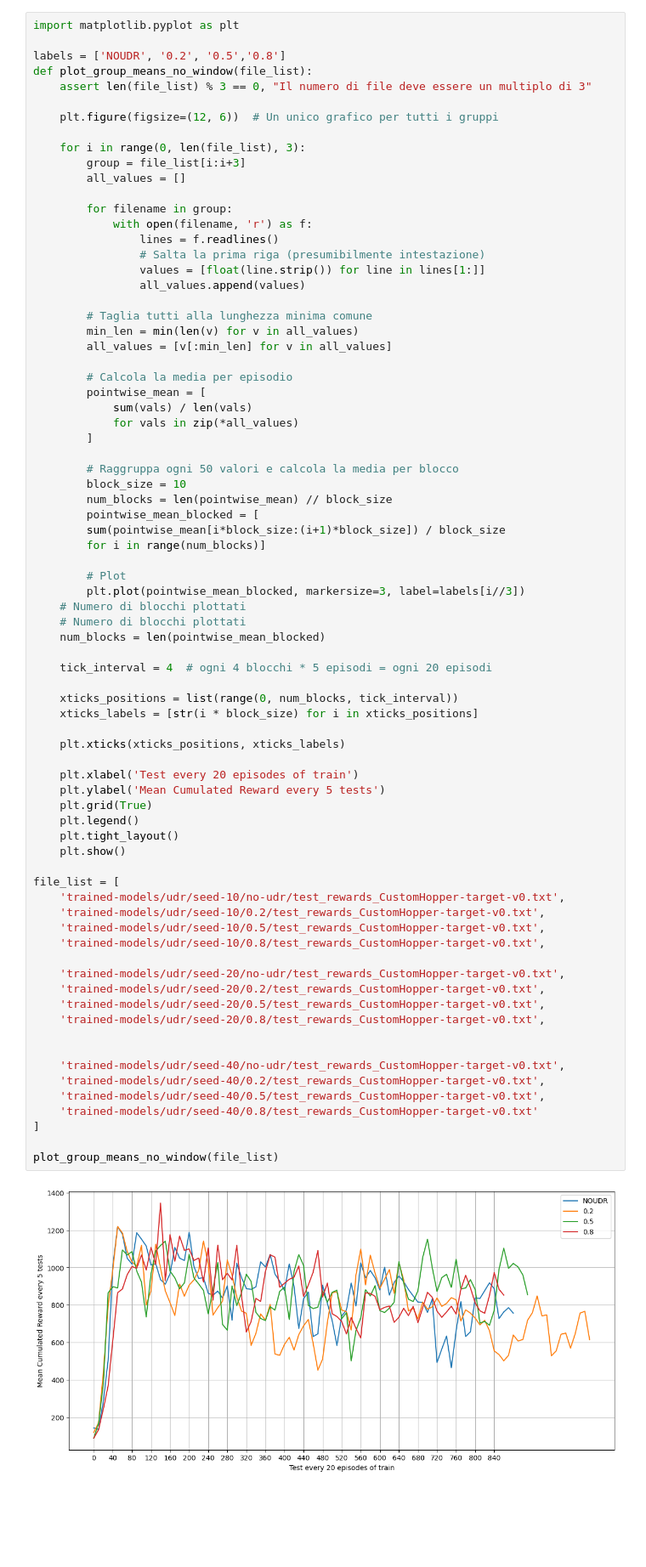
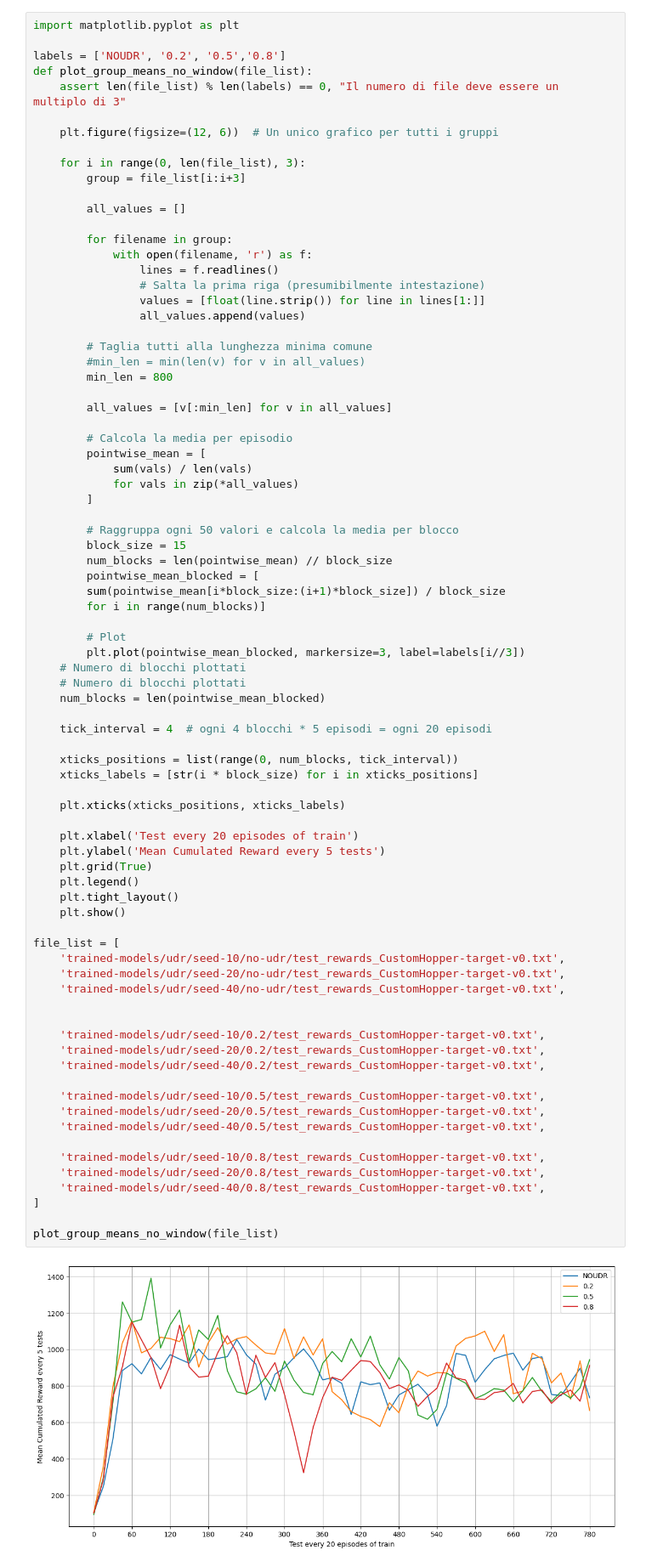
Before and after one commit to beppSpedicato/ReinforceLearning, a Jupyter notebook: ppo_udr.ipynb, the cells around one changed output. Shown at 85% size. Saved outputs shown, nothing was run; the diff lists cells and outputs as text; blank space fills up the shorter version.

Commit message:
udr chart

```diff
--- a/ppo_udr.ipynb
+++ b/ppo_udr.ipynb
@@ -113,12 +113,13 @@ import matplotlib.pyplot as plt
 
 labels = ['NOUDR', '0.2', '0.5','0.8']
 def plot_group_means_no_window(file_list):
-    assert len(file_list) % 3 == 0, "Il numero di file deve essere un multiplo di 3"
+    assert len(file_list) % len(labels) == 0, "Il numero di file deve essere un multiplo di 3"
 
     plt.figure(figsize=(12, 6))  # Un unico grafico per tutti i gruppi
 
     for i in range(0, len(file_list), 3):
         group = file_list[i:i+3]
+
         all_values = []
 
         for filename in group:
@@ -129,7 +130,9 @@ def plot_group_means_no_window(file_list):
                 all_values.append(values)
 
         # Taglia tutti alla lunghezza minima comune
-        min_len = min(len(v) for v in all_values)
+        #min_len = min(len(v) for v in all_values)
+        min_len = 800
+
         all_values = [v[:min_len] for v in all_values]
 
         # Calcola la media per episodio
@@ -139,7 +142,7 @@ def plot_group_means_no_window(file_list):
         ]
 
         # Raggruppa ogni 50 valori e calcola la media per blocco
-        block_size = 10
+        block_size = 15
         num_blocks = len(pointwise_mean) // block_size
         pointwise_mean_blocked = [
         sum(pointwise_mean[i*block_size:(i+1)*block_size]) / block_size
@@ -149,40 +152,41 @@ def plot_group_means_no_window(file_list):
         plt.plot(pointwise_mean_blocked, markersize=3, label=labels[i//3])
     # Numero di blocchi plottati
     # Numero di blocchi plottati
     num_blocks = len(pointwise_mean_blocked)
 
     tick_interval = 4  # ogni 4 blocchi * 5 episodi = ogni 20 episodi
 
     xticks_positions = list(range(0, num_blocks, tick_interval))
     xticks_labels = [str(i * block_size) for i in xticks_positions]
 
     plt.xticks(xticks_positions, xticks_labels)
 
     plt.xlabel('Test every 20 episodes of train')
     plt.ylabel('Mean Cumulated Reward every 5 tests')
     plt.grid(True)
     plt.legend()
     plt.tight_layout()
     plt.show()
 
 file_list = [
     'trained-models/udr/seed-10/no-udr/test_rewards_CustomHopper-target-v0.txt',
-    'trained-models/udr/seed-10/0.2/test_rewards_CustomHopper-target-v0.txt',
-    'trained-models/udr/seed-10/0.5/test_rewards_CustomHopper-target-v0.txt',
-    'trained-models/udr/seed-10/0.8/test_rewards_CustomHopper-target-v0.txt',
-
     'trained-models/udr/seed-20/no-udr/test_rewards_CustomHopper-target-v0.txt',
-    'trained-models/udr/seed-20/0.2/test_rewards_CustomHopper-target-v0.txt',
-    'trained-models/udr/seed-20/0.5/test_rewards_CustomHopper-target-v0.txt',
-    'trained-models/udr/seed-20/0.8/test_rewards_CustomHopper-target-v0.txt',
+    'trained-models/udr/seed-40/no-udr/test_rewards_CustomHopper-target-v0.txt',
 
 
-    'trained-models/udr/seed-40/no-udr/test_rewards_CustomHopper-target-v0.txt',
+    'trained-models/udr/seed-10/0.2/test_rewards_CustomHopper-target-v0.txt',
+    'trained-models/udr/seed-20/0.2/test_rewards_CustomHopper-target-v0.txt',
     'trained-models/udr/seed-40/0.2/test_rewards_CustomHopper-target-v0.txt',
+
+    'trained-models/udr/seed-10/0.5/test_rewards_CustomHopper-target-v0.txt',
+    'trained-models/udr/seed-20/0.5/test_rewards_CustomHopper-target-v0.txt',
     'trained-models/udr/seed-40/0.5/test_rewards_CustomHopper-target-v0.txt',
-    'trained-models/udr/seed-40/0.8/test_rewards_CustomHopper-target-v0.txt'
+
+    'trained-models/udr/seed-10/0.8/test_rewards_CustomHopper-target-v0.txt',
+    'trained-models/udr/seed-20/0.8/test_rewards_CustomHopper-target-v0.txt',
+    'trained-models/udr/seed-40/0.8/test_rewards_CustomHopper-target-v0.txt',
 ]
 
 plot_group_means_no_window(file_list)
 # %% [output]
-[figure, old version]
+[figure, new version]
```
